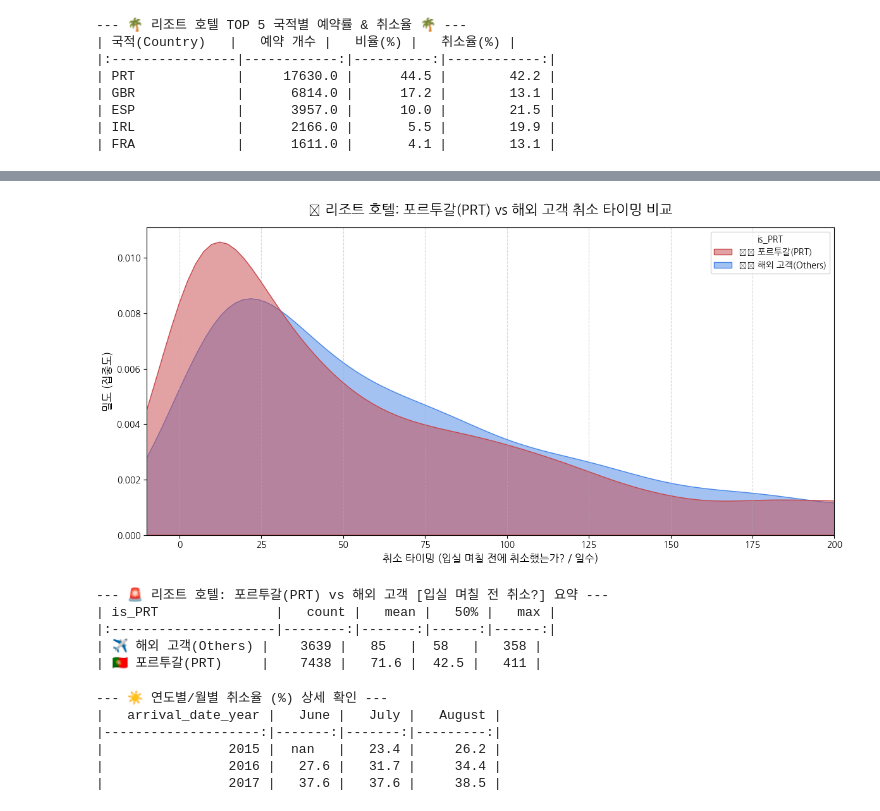
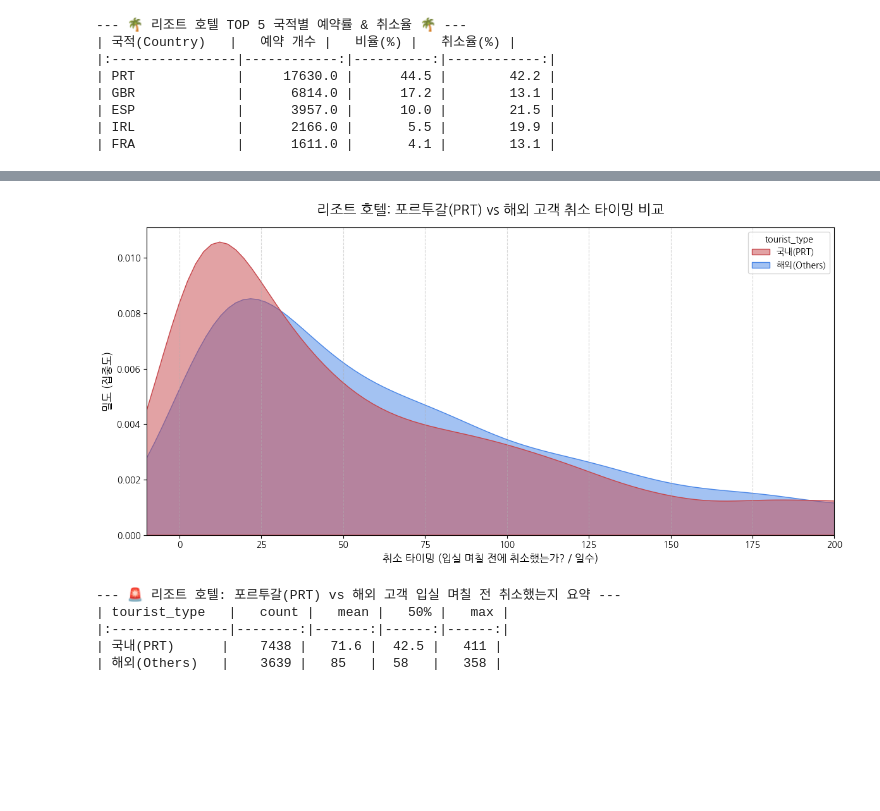
Before and after one commit to GwihanGo/hotel-booking-analysis, a Jupyter notebook: 미션2_3팀_고귀한.ipynb, the cells around one changed output, grey strips where cells are left out. Drawn from its saved outputs; the diff is of its cells as text; code cells hidden in the pictures; blank space fills up the shorter version.

```diff
--- a/미션2_3팀_고귀한.ipynb
+++ b/미션2_3팀_고귀한.ipynb
@@ -321,23 +342,29 @@ print(resort_country_summary.to_markdown(floatfmt='.1f'))
 | IRL             |      2166.0 |       5.5 |        19.9 |
 | FRA             |      1611.0 |       4.1 |        13.1 |
 # %%
-resort_df['customer_type'] = resort_df['country'].apply(lambda x: '🇵🇹 내국인 (PRT)' if x == 'PRT' else '✈️ 해외 고객 (Others)')
+# 2. 내국인(PRT) vs 해외 고객(Others) 대조 분석
 
+# 2-1. 고객 분류 컬럼 생성: PRT는 내국인, 나머지는 해외 고객으로 정의
+resort_df['customer_type'] = resort_df['country'].apply(lambda x: '내국인 (PRT)' if x == 'PRT' else '해외 고객 (Others)')
+
+# 2-2. 고객 분류별 예약 건수 및 점유율(%) 계싼
 domestic_vs_intl_stats = pd.DataFrame({
     '예약 건수': resort_df['customer_type'].value_counts(),
     '비율(%)': (resort_df['customer_type'].value_counts(normalize=True) * 100).round(1)
 })
 
+# 2-3. 고객 분류별 '평균 취소율' 계산
 domestic_vs_intl_cancel = (resort_df.groupby('customer_type')['is_canceled'].mean() * 100).round(1)
 
+# 2-4. 데이터 합치기 및 컬럼명 정리
 domestic_vs_intl_summary = pd.concat([domestic_vs_intl_stats, domestic_vs_intl_cancel], axis=1)
 domestic_vs_intl_summary = domestic_vs_intl_summary.rename(columns={'is_canceled': '취소율(%)'})
 domestic_vs_intl_summary.index.name = '고객 분류'
 
-
-
+# 2-5. 📊시각화: 내국인 vs 해외 고객 실적 대조
 fig, ax = plt.subplots(figsize=(8, 6))
 
+# 예약 비율과 취소율을 나란히 배치하여 문제의 심각성 부각
 domestic_vs_intl_summary[['비율(%)', '취소율(%)']].plot(
     kind='bar', ax=ax, color=["#4C72B0", "#C44E52"], rot=0
 )
@@ -345,11 +372,12 @@ domestic_vs_intl_summary[['비율(%)', '취소율(%)']].plot(
 ax.set_title('리조트 호텔: 내국인 vs 해외 고객 취소율 비교', fontsize=16, fontweight='bold', pad=15)
 ax.set_ylabel('퍼센트(%)', fontsize=12)
 ax.grid(axis='y', linestyle='--', alpha=0.5)
-ax.set_ylim(0, 100)
+ax.set_ylim(0, 60) # 가독성을 위해 상한선 조절
 
 plt.tight_layout()
 plt.show()
 
+# 2-6. 📑 최종 팩트 체크 결과 출력
 print('--- 🚨 리조트 호텔: 내국인 vs 해외 고객 예약 및 취소율 🚨 ---')
 print(domestic_vs_intl_summary.to_markdown(floatfmt='.1f'))
 # %% [output]
@@ -414,67 +525,54 @@ print(lead_time_summary.to_markdown(floatfmt='.1f'))
 # %%
+# 6. 취소 타이밍 분석: "도대체 입실 며칠 전에 취소했는가"
+
+# 6-1. 취소된 데이터만 복사하여 분석용 데이터프레임 생성
 resort_canceled = resort_df[resort_df['is_canceled'] == 1].copy()
 
+# 6-2. 날짜 데이터 변환(도착 예정일 생성)
 resort_canceled['arrival_date'] = pd.to_datetime(
     resort_canceled['arrival_date_year'].astype(str) + '-' +
     resort_canceled['arrival_date_month'] + '-' +
     resort_canceled['arrival_date_day_of_month'].astype(str)
 )
 
-
+# 6-3. 예약 상태 변경일(취소일) 변환
 resort_canceled['reservation_status_date'] = pd.to_datetime(resort_canceled['reservation_status_date'])
 
-
+# 6-4. ⭐ [핵심 파생변수 생성] 도착일 - 취소일 = '입실 며칠 전 취소했는가?' (일수 계산)
 resort_canceled['cancel_timing'] = (resort_canceled['arrival_date'] - resort_canceled['reservation_status_date']).dt.days
 
+# 6-5. 고객 분류(내국인 vs 해외 고객)
+resort_canceled['tourist_type'] = resort_canceled['country'].apply(lambda x: '국내(PRT)' if x == 'PRT' else '해외(Others)')
 
-resort_canceled['is_PRT'] = resort_canceled['country'].apply(lambda x: '🇵🇹 포르투갈(PRT)' if x == 'PRT' else '✈️ 해외 고객(Others)')
-
-
-
+# 6-6. 📊 시각화 : 취소 타이밍 밀도 분석
 plt.figure(figsize=(12, 6))
-
 sns.kdeplot(
     data=resort_canceled,
     x='cancel_timing',
-    hue='is_PRT',
+    hue='tourist_type',
     fill=True,
     common_norm=False,
     palette=['#C7464B', '#4986E7'],
     alpha=0.5
 )
 
-plt.title('🌴 리조트 호텔: 포르투갈(PRT) vs 해외 고객 취소 타이밍 비교', fontsize=16, fontweight='bold', pad=15)
+plt.title('리조트 호텔: 포르투갈(PRT) vs 해외 고객 취소 타이밍 비교', fontsize=16, fontweight='bold', pad=15)
 plt.xlabel('취소 타이밍 (입실 며칠 전에 취소했는가? / 일수)', fontsize=12)
 plt.ylabel('밀도 (집중도)', fontsize=12)
 plt.xlim(-10, 200)
 plt.grid(axis='x', linestyle='--', alpha=0.5)
 
 plt.tight_layout()
 plt.show()
 
 
-print("--- 🚨 리조트 호텔: 포르투갈(PRT) vs 해외 고객 [입실 며칠 전 취소?] 요약 ---")
-cancel_timing_stats = resort_canceled.groupby('is_PRT')['cancel_timing'].describe().round(1)[['count', 'mean', '50%', 'max']]
+print("--- 🚨 리조트 호텔: 포르투갈(PRT) vs 해외 고객 입실 며칠 전 취소했는지 요약 ---")
+cancel_timing_stats = resort_canceled.groupby('tourist_type')['cancel_timing'].describe().round(1)[['count', 'mean', '50%', 'max']]
 print(cancel_timing_stats.to_markdown())
 # %% [output]
-[figure, old version]
+[figure, new version]
---- 🚨 리조트 호텔: 포르투갈(PRT) vs 해외 고객 [입실 며칠 전 취소?] 요약 ---
-| is_PRT               |   count |   mean |   50% |   max |
-|:---------------------|--------:|-------:|------:|------:|
-| ✈️ 해외 고객(Others) |    3639 |   85   |  58   |   358 |
-| 🇵🇹 포르투갈(PRT)     |    7438 |   71.6 |  42.5 |   411 |
+--- 🚨 리조트 호텔: 포르투갈(PRT) vs 해외 고객 입실 며칠 전 취소했는지 요약 ---
+| tourist_type   |   count |   mean |   50% |   max |
+|:---------------|--------:|-------:|------:|------:|
+| 국내(PRT)      |    7438 |   71.6 |  42.5 |   411 |
+| 해외(Others)   |    3639 |   85   |  58   |   358 |
-# %%
-# 연도별-월별 취소율 계산 (피벗 테이블 활용)
-summer_check = resort_df.groupby(['arrival_date_year', 'arrival_date_month'], observed=True)['is_canceled'].mean() * 100
-summer_check = summer_check.unstack().round(1)
-
-print("--- ☀️ 연도별/월별 취소율 (%) 상세 확인 ---")
-# 2017년 8월이 38.5%인지, 6~7월도 37%가 넘는지 확인하세요.
-print(summer_check.loc[[2015, 2016, 2017], ['June', 'July', 'August']].to_markdown())
-# %% [output]
---- ☀️ 연도별/월별 취소율 (%) 상세 확인 ---
-|   arrival_date_year |   June |   July |   August |
-|--------------------:|-------:|-------:|---------:|
-|                2015 |  nan   |   23.4 |     26.2 |
-|                2016 |   27.6 |   31.7 |     34.4 |
-|                2017 |   37.6 |   37.6 |     38.5 |
```
Also changed, not shown: parts of 20 cells of this notebook.
